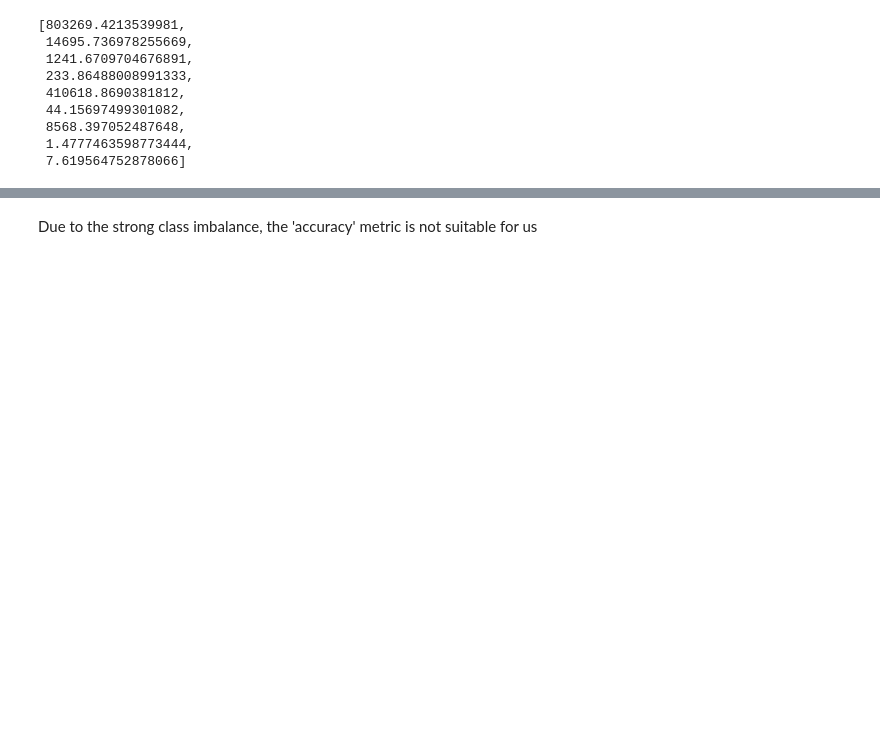
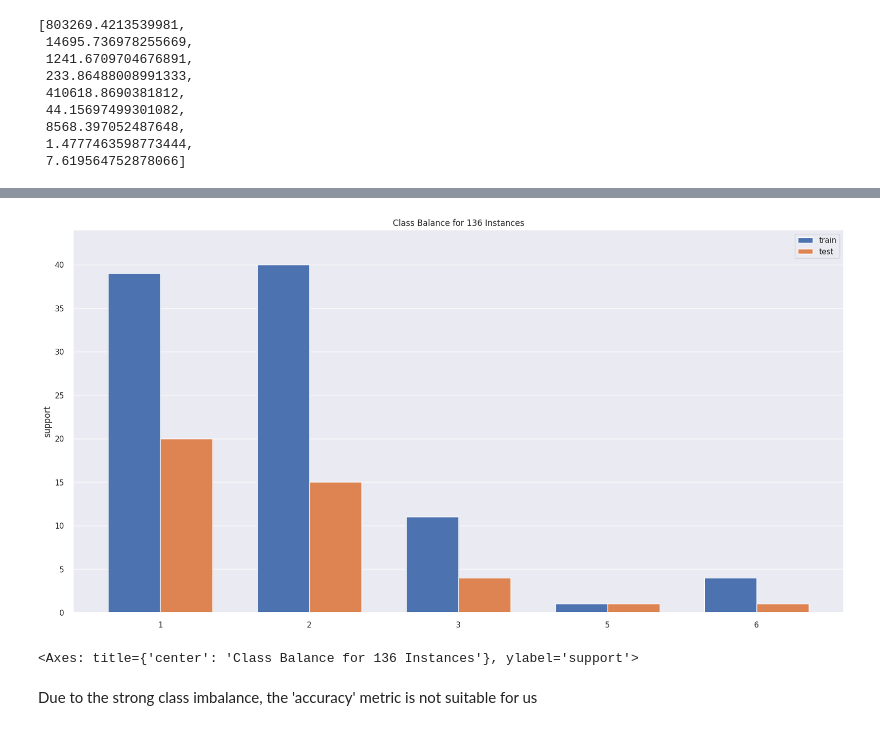
Before and after one commit to depresssed-kid/Glass-Classification, a Jupyter notebook: GlassClassification.ipynb, the cells around one changed output, grey strips where cells are left out. Drawn from its saved outputs; the diff is of its cells as text; code cells hidden in the pictures; blank space fills up the shorter version.

```diff
--- a/GlassClassification.ipynb
+++ b/GlassClassification.ipynb
@@ -129,6 +121,9 @@ len(X_train), len(X_test)
 # %%
-# visualizer = ClassBalance()
-# visualizer.fit(y_train, y_test)
-# visualizer.poof()
+visualizer = ClassBalance(labels= [1,2,3,5,6])
+visualizer.fit(y_train, y_test)
+visualizer.poof()
+# %% [output]
+[figure, added]
+<Axes: title={'center': 'Class Balance for 136 Instances'}, ylabel='support'>
 # %% [markdown]
 Due to the strong class imbalance, the 'accuracy' metric is not suitable for us
```
Also changed, not shown: parts of 8 cells of this notebook.
